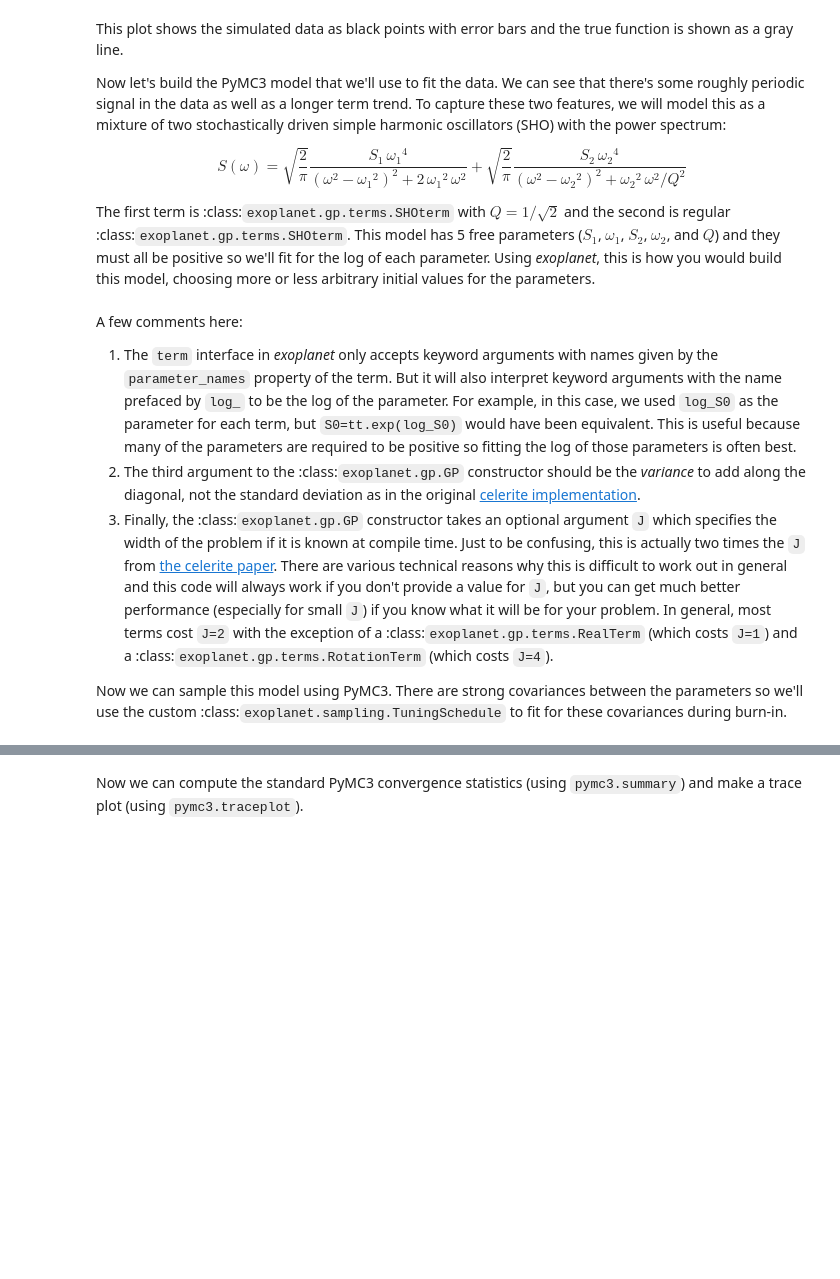
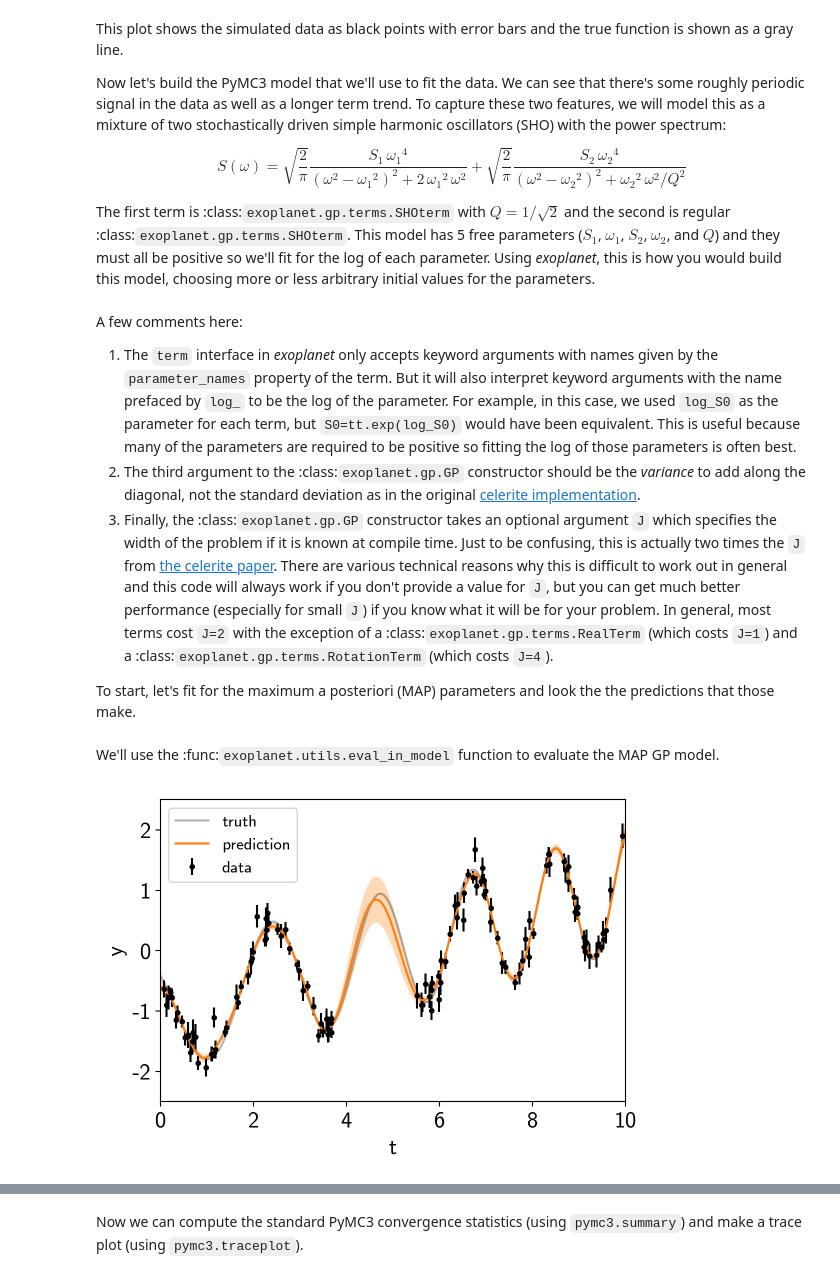
Before and after one commit to exoplanet-dev/exoplanet, a Jupyter notebook: docs/_static/notebooks/gp.ipynb, the cells around one changed output, grey strips where cells are left out. Cells and saved outputs as stored; diff of their text form; code cells hidden in the pictures; blank space fills up the shorter version.

```diff
--- a/docs/_static/notebooks/gp.ipynb
+++ b/docs/_static/notebooks/gp.ipynb
@@ -82,5 +83,4 @@ A few comments here:
 2. The third argument to the :class:`exoplanet.gp.GP` constructor should be the *variance* to add along the diagonal, not the standard deviation as in the original [celerite implementation](https://celerite.readthedocs.io).
 3. Finally, the :class:`exoplanet.gp.GP` constructor takes an optional argument `J` which specifies the width of the problem if it is known at compile time. Just to be confusing, this is actually two times the `J` from [the celerite paper](https://arxiv.org/abs/1703.09710). There are various technical reasons why this is difficult to work out in general and this code will always work if you don't provide a value for `J`, but you can get much better performance (especially for small `J`) if you know what it will be for your problem. In general, most terms cost `J=2` with the exception of a :class:`exoplanet.gp.terms.RealTerm` (which costs `J=1`) and a :class:`exoplanet.gp.terms.RotationTerm` (which costs `J=4`).
 
-Now we can sample this model using PyMC3.
-There are strong covariances between the parameters so we'll use the custom :class:`exoplanet.sampling.TuningSchedule` to fit for these covariances during burn-in.
+To start, let's fit for the maximum a posteriori (MAP) parameters and look the the predictions that those make.
@@ -86,0 +90,24 @@ There are strong covariances between the parameters so we'll use the custom :cla
+# %% [markdown]
+We'll use the :func:`exoplanet.utils.eval_in_model` function to evaluate the MAP GP model.
+# %%
+from exoplanet.utils import eval_in_model
+
+with model:
+    mu, var = eval_in_model(gp.predict(true_t, return_var=True), map_soln)
+# %%
+plt.errorbar(t, y, yerr=yerr, fmt=".k", capsize=0, label="data")
+plt.plot(true_t, true_y, "k", lw=1.5, alpha=0.3, label="truth")
+
+# Plot the prediction and the 1-sigma uncertainty
+sd = np.sqrt(var)
+art = plt.fill_between(true_t, mu+sd, mu-sd, color="C1", alpha=0.3)
+art.set_edgecolor("none")
+plt.plot(true_t, mu, color="C1", label="prediction")
+
+plt.legend(fontsize=12)
+plt.xlabel("t")
+plt.ylabel("y")
+plt.xlim(0, 10)
+plt.ylim(-2.5, 2.5);
+# %% [output]
+[figure, added]
```
Also changed, not shown: parts of 17 cells of this notebook, 1 other file.
